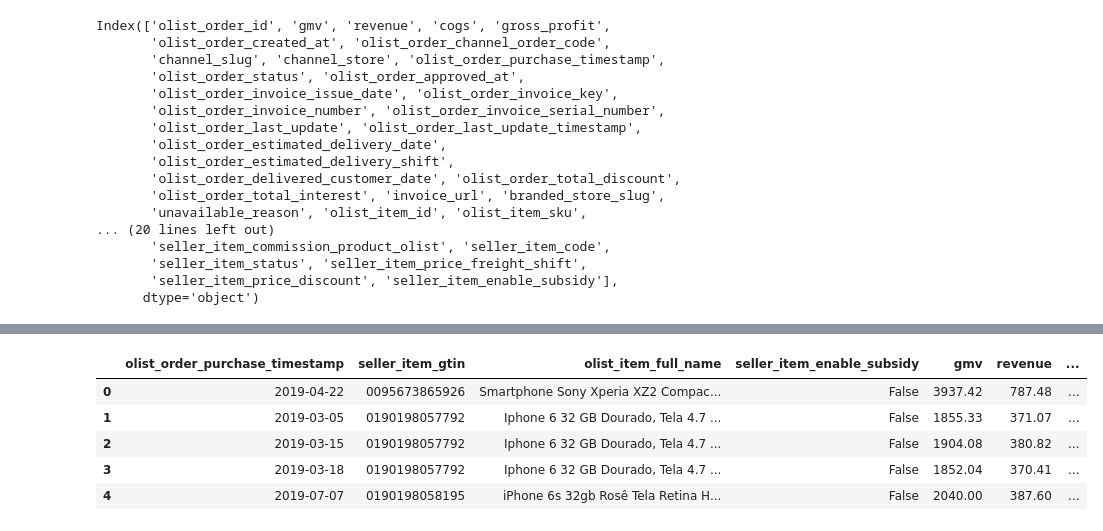
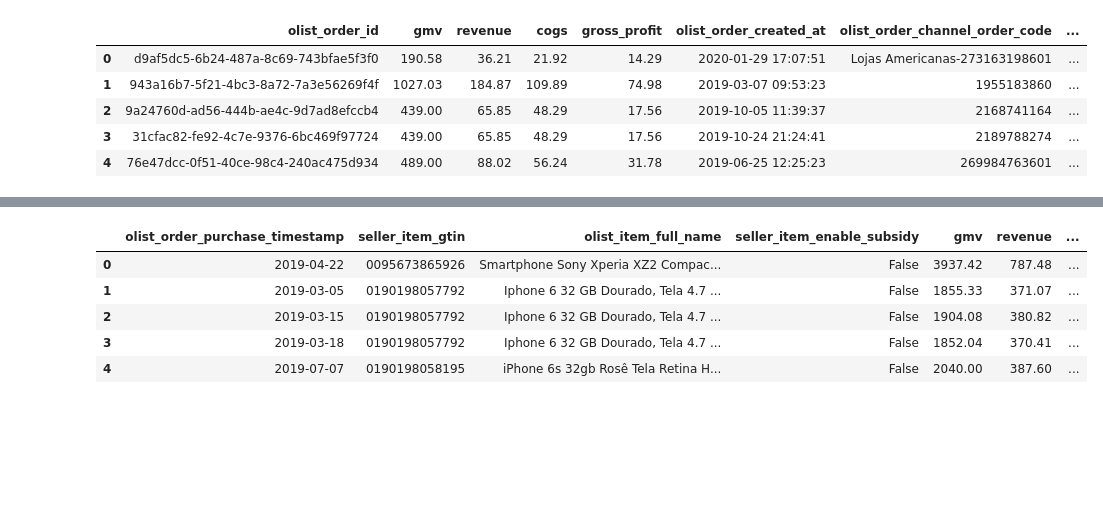
Before and after one commit to ds4a-team4/dynamic-pricing, a Jupyter notebook: ETL/cellphone_etl.ipynb, the cells around one changed output, grey strips where cells are left out. Cells and saved outputs as stored; diff of their text form; code cells hidden in the pictures; blank space fills up the shorter version.

Commit message:
changed cellphone etl

```diff
--- a/ETL/cellphone_etl.ipynb
+++ b/ETL/cellphone_etl.ipynb
@@ -9,21 +7,21 @@ orders = pd.read_csv('s3://bsa-correlation-one/electronics/cellphone_orders.csv'
+# %%
+client = boto3.client('s3', aws_access_key_id='', aws_secret_access_key='')
+# %%
+bucket = 'bsa-correlation-one'
+object_key = 'electronics/cellphone_orders.csv'
+
+csv_obj = client.get_object(Bucket=bucket, Key=object_key)
+body = csv_obj['Body']
+csv_string = body.read().decode('utf-8')
+
+orders = pd.read_csv(StringIO(csv_string), dtype={'seller_item_gtin':'str'})
 # %%
-orders.columns
+orders.head()
 # %% [output]
-Index(['olist_order_id', 'gmv', 'revenue', 'cogs', 'gross_profit',
-       'olist_order_created_at', 'olist_order_channel_order_code',
-       'channel_slug', 'channel_store', 'olist_order_purchase_timestamp',
-       'olist_order_status', 'olist_order_approved_at',
-       'olist_order_invoice_issue_date', 'olist_order_invoice_key',
-       'olist_order_invoice_number', 'olist_order_invoice_serial_number',
-       'olist_order_last_update', 'olist_order_last_update_timestamp',
-       'olist_order_estimated_delivery_date',
-       'olist_order_estimated_delivery_shift',
-       'olist_order_delivered_customer_date', 'olist_order_total_discount',
-       'olist_order_total_interest', 'invoice_url', 'branded_store_slug',
-       'unavailable_reason', 'olist_item_id', 'olist_item_sku',
-... (20 lines left out)
-       'seller_item_commission_product_olist', 'seller_item_code',
-       'seller_item_status', 'seller_item_price_freight_shift',
-       'seller_item_price_discount', 'seller_item_enable_subsidy'],
-      dtype='object')
+|  | olist_order_id | gmv | revenue | cogs | gross_profit | olist_order_created_at | olist_order_channel_order_code | ... |
+| 0 | d9af5dc5-6b24-487a-8c69-743bfae5f3f0 | 190.58 | 36.21 | 21.92 | 14.29 | 2020-01-29 17:07:51 | Lojas Americanas-273163198601 | ... |
+| 1 | 943a16b7-5f21-4bc3-8a72-7a3e56269f4f | 1027.03 | 184.87 | 109.89 | 74.98 | 2019-03-07 09:53:23 | 1955183860 | ... |
+| 2 | 9a24760d-ad56-444b-ae4c-9d7ad8efccb4 | 439.00 | 65.85 | 48.29 | 17.56 | 2019-10-05 11:39:37 | 2168741164 | ... |
+| 3 | 31cfac82-fe92-4c7e-9376-6bc469f97724 | 439.00 | 65.85 | 48.29 | 17.56 | 2019-10-24 21:24:41 | 2189788274 | ... |
+| 4 | 76e47dcc-0f51-40ce-98c4-240ac475d934 | 489.00 | 88.02 | 56.24 | 31.78 | 2019-06-25 12:25:23 | 269984763601 | ... |
 # %%
```
Also changed, not shown: parts of 18 cells of this notebook.
